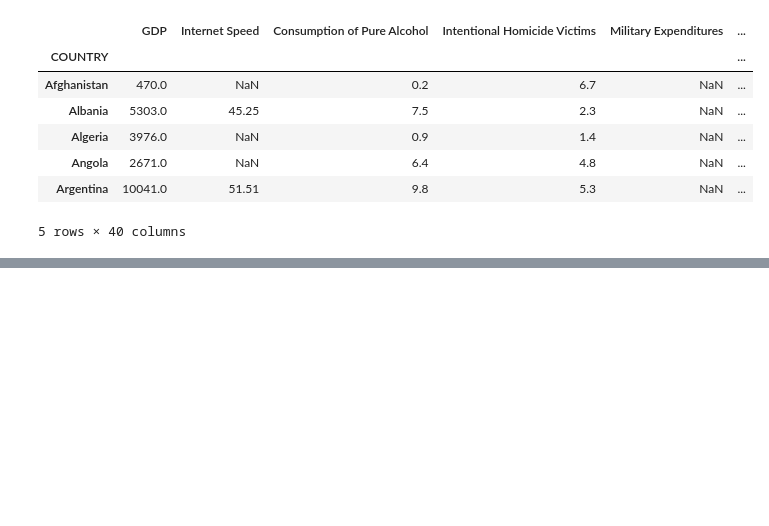
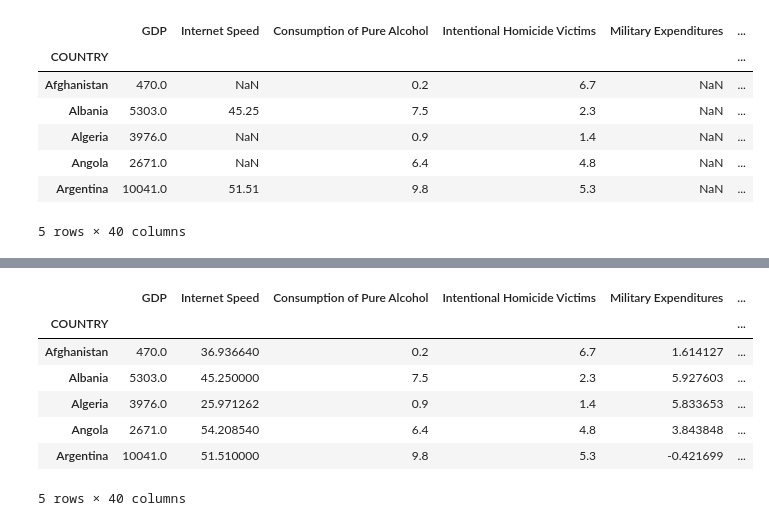
Before and after one commit to XinyuR1/IFT-3700-Devoir-2, a Jupyter notebook: Devoir 2.1 - Collecte des données.ipynb, the cells around one changed output, grey strips where cells are left out. Saved outputs shown, nothing was run; the diff lists cells and outputs as text; code cells hidden in the pictures; blank space fills up the shorter version.

```diff
--- a/Devoir 2.1 - Collecte des données.ipynb
+++ b/Devoir 2.1 - Collecte des données.ipynb
@@ -335,0 +459,47 @@ data.head()
+# %%
+# Linear Regression for one specific feature
+# Return the predicted values for the countries that contains nan
+# in that specific feature
+def impute_linear_reg(data, feature_number):
+    # Training data
+    filled_values = data[bool_df.iloc[:,feature_number] == False]
+    x_train = filled_values.drop(data.iloc[0,:].index[feature_number], axis = 1)
+    y_train = filled_values.iloc[:,feature_number]
+
+    # Linear Regression (Training)
+    model = LinearRegression()
+    model.fit(x_train, y_train)
+
+    # Predicted data for imputation
+    missing_values = data[bool_df.iloc[:,feature_number]]
+    x_predict = missing_values.drop(data.iloc[0,:].index[feature_number], axis = 1)
+    y_predict = model.predict(x_predict)
+
+    return y_predict
+# %%
+# Replacing the median to the predicted value for one specific feature
+def replace_data(initial_data, final_data, feature_number, predicted_values):
+    index_predict = 0
+    for i in range(initial_data.shape[0]):
+        if bool_df.iloc[i,feature_number]:
+            final_data.iloc[i,feature_number] = predicted_values[index_predict]
+            index_predict = index_predict + 1
+# %%
+# First Linear Regression (Imputation)
+dataB_firstreg = dataB_median.copy()
+
+for j in range(dataB_firstreg.shape[1]):
+    if is_nan(data, j):
+        predicted_values = impute_linear_reg(dataB_median, j)
+        replace_data(dataB_median, dataB_firstreg, j, predicted_values)
+
+dataB_firstreg.head()
+# %% [output]
+|  | GDP | Internet Speed | Consumption of Pure Alcohol | Intentional Homicide Victims | Military Expenditures | ... |
+| COUNTRY |  |  |  |  |  | ... |
+| Afghanistan | 470.0 | 36.936640 | 0.2 | 6.7 | 1.614127 | ... |
+| Albania | 5303.0 | 45.250000 | 7.5 | 2.3 | 5.927603 | ... |
+| Algeria | 3976.0 | 25.971262 | 0.9 | 1.4 | 5.833653 | ... |
+| Angola | 2671.0 | 54.208540 | 6.4 | 4.8 | 3.843848 | ... |
+| Argentina | 10041.0 | 51.510000 | 9.8 | 5.3 | -0.421699 | ... |
+5 rows × 40 columns
```
Also changed, not shown: parts of 24 cells of this notebook, 3 other files.
